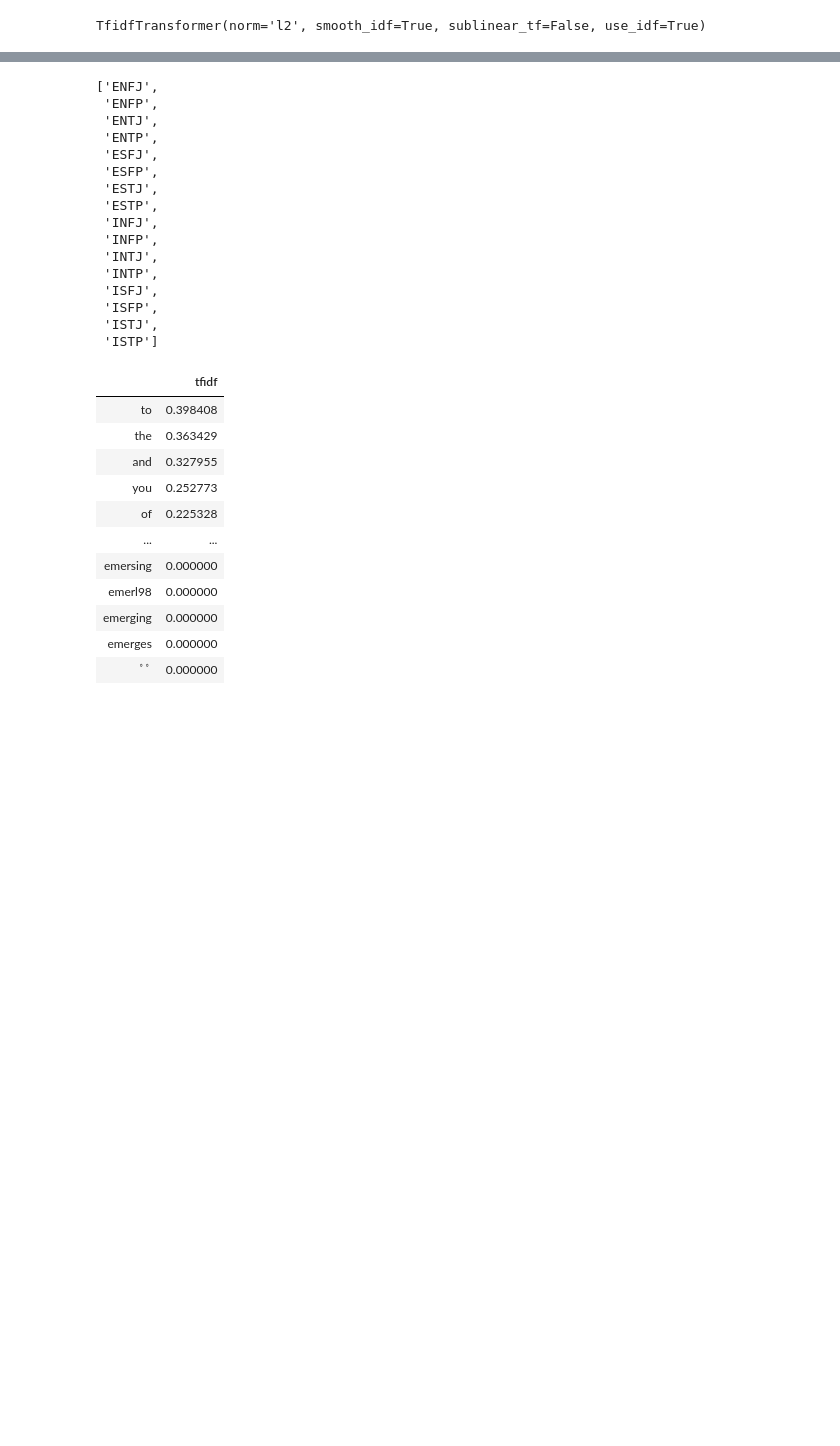
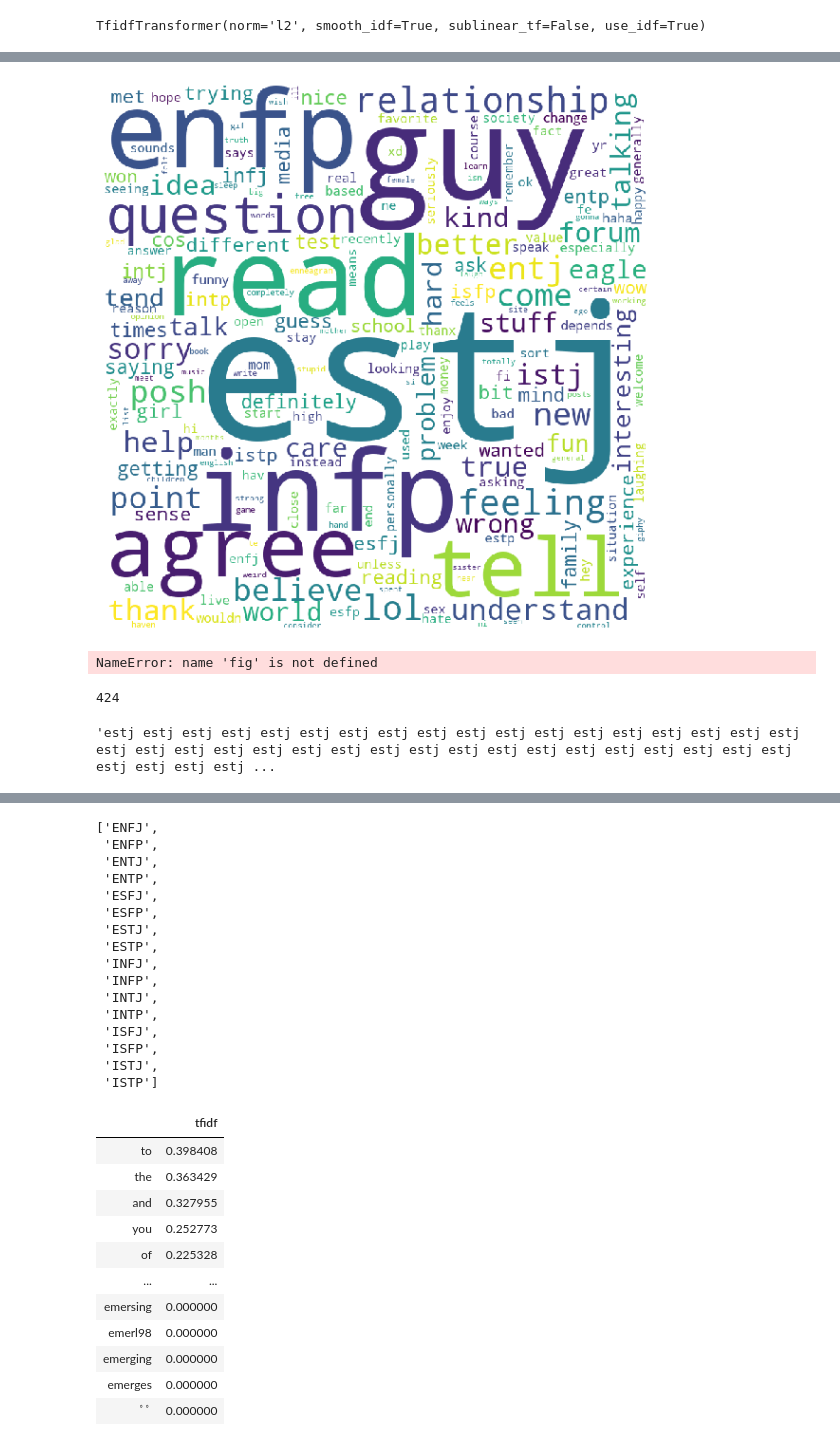
Before and after one commit to AsaKientz/DSI-Capstone-I, a Jupyter notebook: notebooks/cap-I-sklearn.ipynb, the cells around one changed output, grey strips where cells are left out. Drawn from its saved outputs; the diff is of its cells as text; code cells hidden in the pictures; blank space fills up the shorter version.

```diff
--- a/notebooks/cap-I-sklearn.ipynb
+++ b/notebooks/cap-I-sklearn.ipynb
@@ -136,0 +205,9 @@ for type_id in range(len(type_list)):
+# %%
+df_raw = pd.read_csv('../data/mbti_1.csv')
+current_type = "ISTJ"
+# %%
+df_user_posts_merged = merge_user_posts_into_string(df_raw, 'posts', delim = "\|\|\|")
+df_type_posts_grouped = group_type_posts(df_user_posts_merged, 'type', 'posts')
+
+type_list = convert_series_to_list(df_type_posts_grouped, 'type')
+docs = convert_series_to_list(df_type_posts_grouped, 'posts')
@@ -137,9 +222,23 @@ for type_id in range(len(type_list)):
+# %%
+# Word Cloud image creator
+word_cloud_string = create_word_cloud_string(ranked_word_list, f"tfidf-{current_type}", word_cloud_size = 200, score_scale = 1000)
+create_word_cloud(word_cloud_string, current_type)
+# %% [output]
+[figure, added]
+NameError: name 'fig' is not defined
+# %%
+word = 0
+int(round(ranked_word_list[f"tfidf-{type_list[type_id]}"][word] * scale))
+# %% [output]
+424
 # %%
 word_cloud_string = ""
 word_cloud_size = 200
 scale = 1000
 for word in range(word_cloud_size):
-    num_occ = int(round(ranked_word_list[f"tfidf-{type_list[type_id]}"][word_cloud_size] * scale))
+    num_occ = int(round(ranked_word_list[f"tfidf-{type_list[type_id]}"][word] * scale))
     word_cloud_string += ((ranked_word_list['index'][word] + " ") * num_occ)
-# word_cloud_string
+word_cloud_string
+# %% [output]
+'estj estj estj estj estj estj estj estj estj estj estj estj estj estj estj estj estj estj estj estj estj estj estj estj estj estj estj estj estj estj estj estj estj estj estj estj estj estj estj estj ...
 # %%
```
Also changed, not shown: parts of 14 cells of this notebook, 8 other files.
